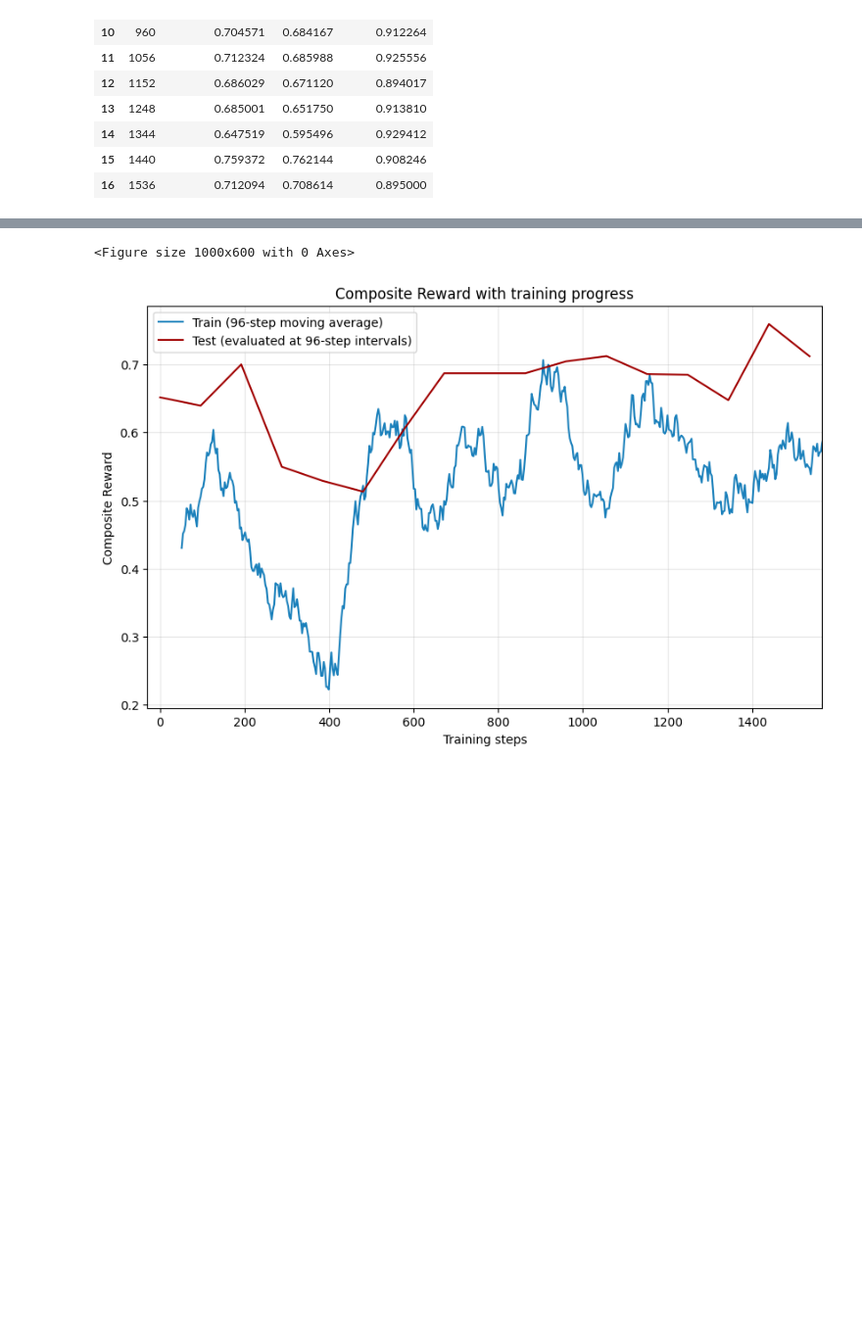
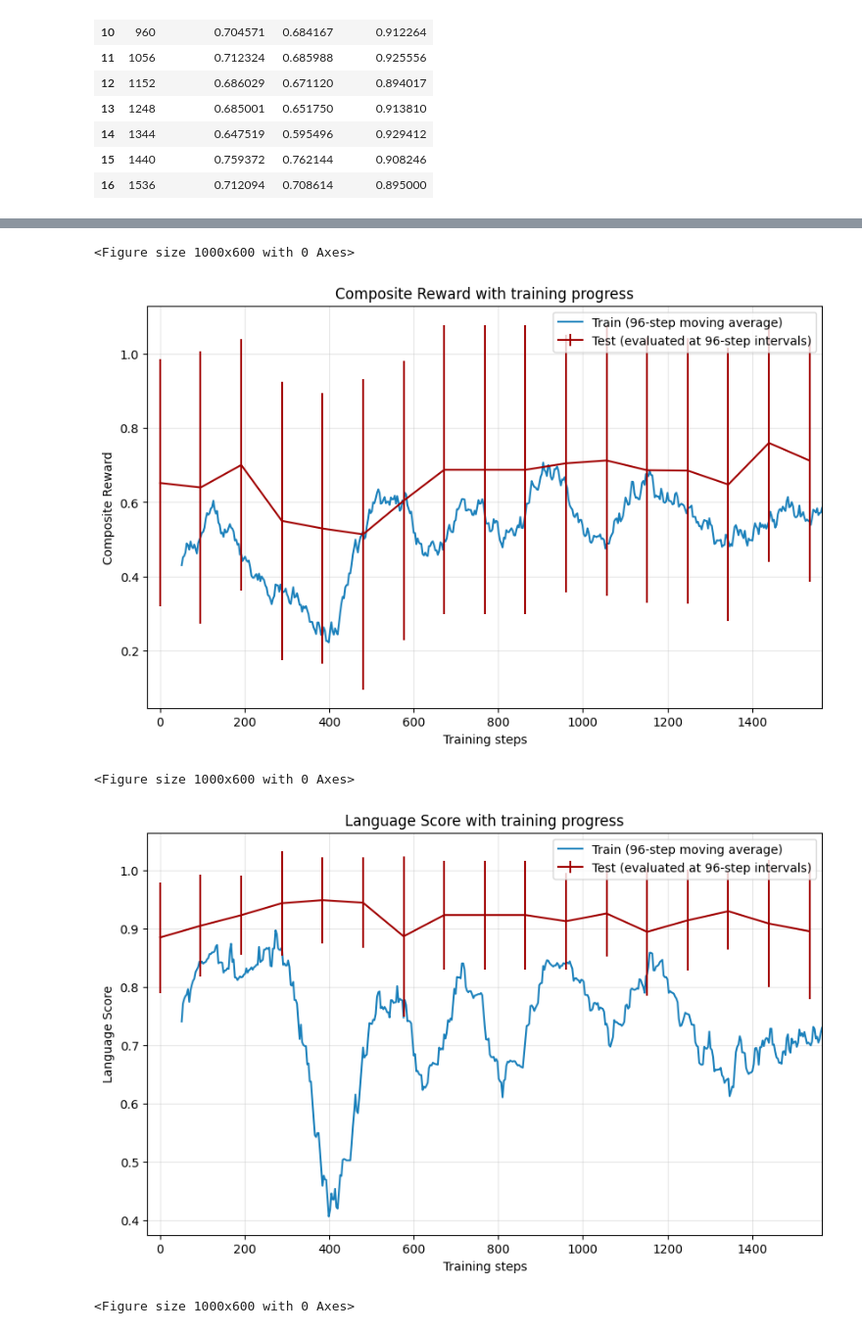
Before and after one commit to Luisibear98/mars-steg, a Jupyter notebook: mars_steg/final_reward_plots.ipynb, the cells around one changed output, grey strips where cells are left out. Shown at 98% size. Drawn from its saved outputs; the diff is of its cells as text; code cells hidden in the pictures; blank space fills up the shorter version.

```diff
--- a/mars_steg/final_reward_plots.ipynb
+++ b/mars_steg/final_reward_plots.ipynb
@@ -189,3 +189,6 @@ test_score_grouped_mean
 | 14 | 1344 | 0.647519 | 0.595496 | 0.929412 |
 | 15 | 1440 | 0.759372 | 0.762144 | 0.908246 |
 | 16 | 1536 | 0.712094 | 0.708614 | 0.895000 |
+# %%
+test_score_grouped_std = test_score_df.groupby(by=["step"]).std().reset_index()
+test_score_grouped_std
@@ -192,23 +214,32 @@ test_score_grouped_mean
 # %%
-plt.figure(figsize=(10, 6))
+def plot_reward_graph(train_key, test_key, reward_label):
 
+    plt.figure(figsize=(10, 6))
 
-rolling_average_window = 32
+    rolling_average_window = 32
 
-# Calculate rolling mean with window size 10
-rolling_mean = train_rewards_df['reward'].rolling(window=rolling_average_window, center=True).mean()
+    # Calculate rolling mean with window size 10
+    rolling_mean = train_rewards_df[train_key].rolling(window=rolling_average_window, center=True).mean()
 
-plt.figure(figsize=(10, 6))
+    plt.figure(figsize=(10, 6))
 
-plt.plot(train_rewards_df.index, rolling_mean, color=TRAIN_COLOUR, label=f'Train ({rolling_average_window*3}-step moving average)')
-plt.plot(test_score_grouped_mean['step'], test_score_grouped_mean['composite_reward'], color=TEST_COLOUR, label='Test (evaluated at 96-step intervals)')
-plt.xlabel('Training steps')
-plt.ylabel('Composite Reward')
-plt.title(f'Composite Reward with training progress')
-plt.grid(True, alpha=0.3)
-plt.xlim(-30, min(max(test_score_grouped_mean['step']), max(train_rewards_df.index)) + 30)
-plt.legend()
-plt.show()
+    plt.plot(train_rewards_df.index, rolling_mean, color=TRAIN_COLOUR, label=f'Train ({rolling_average_window*3}-step moving average)')
+    #plt.plot(test_score_grouped_mean['step'], test_score_grouped_mean[test_key], color=TEST_COLOUR, label='Test (evaluated at 96-step intervals)')
+    plt.errorbar(test_score_grouped_mean['step'], test_score_grouped_mean[test_key], yerr=test_score_grouped_std[test_key], color=TEST_COLOUR, label='Test (evaluated at 96-step intervals)')
+    plt.xlabel('Training steps')
+    plt.ylabel(f'{reward_label}')
+    plt.title(f'{reward_label} with training progress')
+    plt.grid(True, alpha=0.3)
+    plt.xlim(-30, min(max(test_score_grouped_mean['step']), max(train_rewards_df.index)) + 30)
+    plt.legend()
+    plt.show()
+
+plot_reward_graph('reward', 'composite_reward', 'Composite Reward')
+plot_reward_graph('language_score', 'language_score', 'Language Score')
+plot_reward_graph('task_score', 'task_score', 'Task Score')
 # %% [output]
 <Figure size 1000x600 with 0 Axes>
-[figure, old version]
+[figure, new version]
+<Figure size 1000x600 with 0 Axes>
+[figure, added]
+<Figure size 1000x600 with 0 Axes>
```
Also changed, not shown: parts of 4 cells of this notebook, 1 other file.
